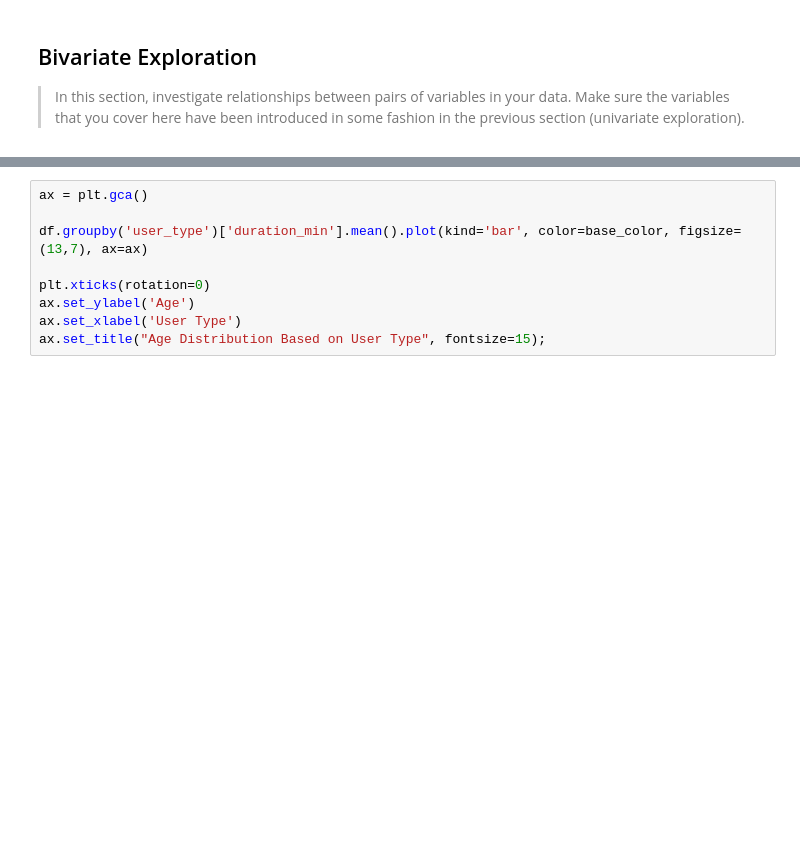
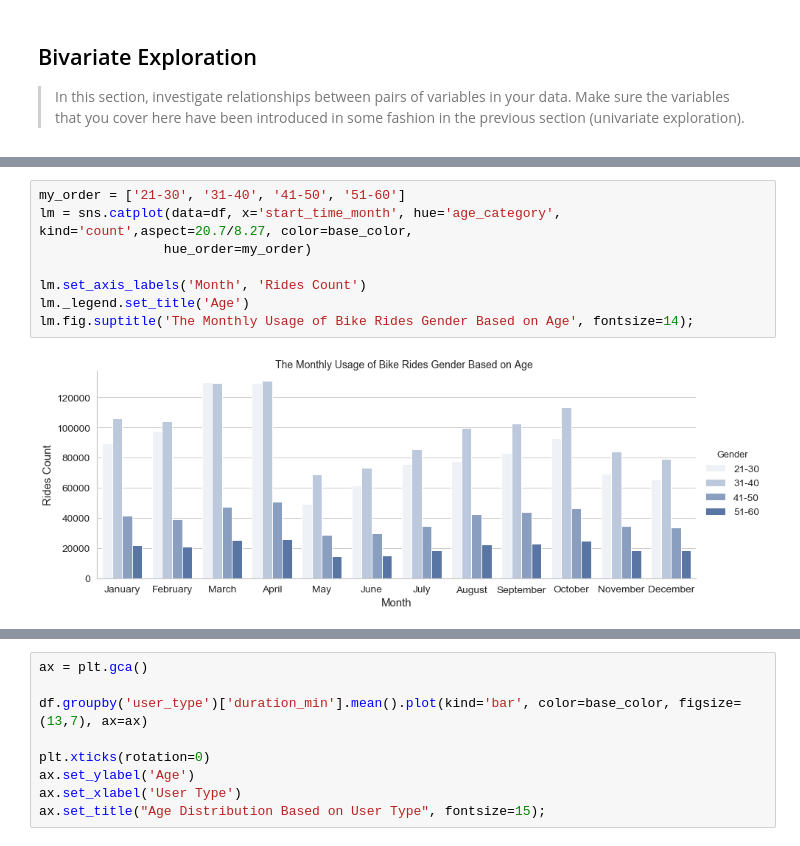
Before and after one commit to Alyahya-A/communicate-data-findings, a Jupyter notebook: communicate-data-findings-exploration.ipynb, the cells around one changed output, grey strips where cells are left out. Cells and saved outputs as stored; diff of their text form; blank space fills up the shorter version.

```diff
--- a/communicate-data-findings-exploration.ipynb
+++ b/communicate-data-findings-exploration.ipynb
@@ -644,0 +653,10 @@ fashion in the previous section (univariate exploration).
+# %%
+my_order = ['21-30', '31-40', '41-50', '51-60']
+lm = sns.catplot(data=df, x='start_time_month', hue='age_category', kind='count',aspect=20.7/8.27, color=base_color,
+                hue_order=my_order)
+
+lm.set_axis_labels('Month', 'Rides Count')
+lm._legend.set_title('Age')
+lm.fig.suptitle('The Monthly Usage of Bike Rides Gender Based on Age', fontsize=14);
+# %% [output]
+[figure, added]
```
Also changed, not shown: parts of 22 cells of this notebook.
